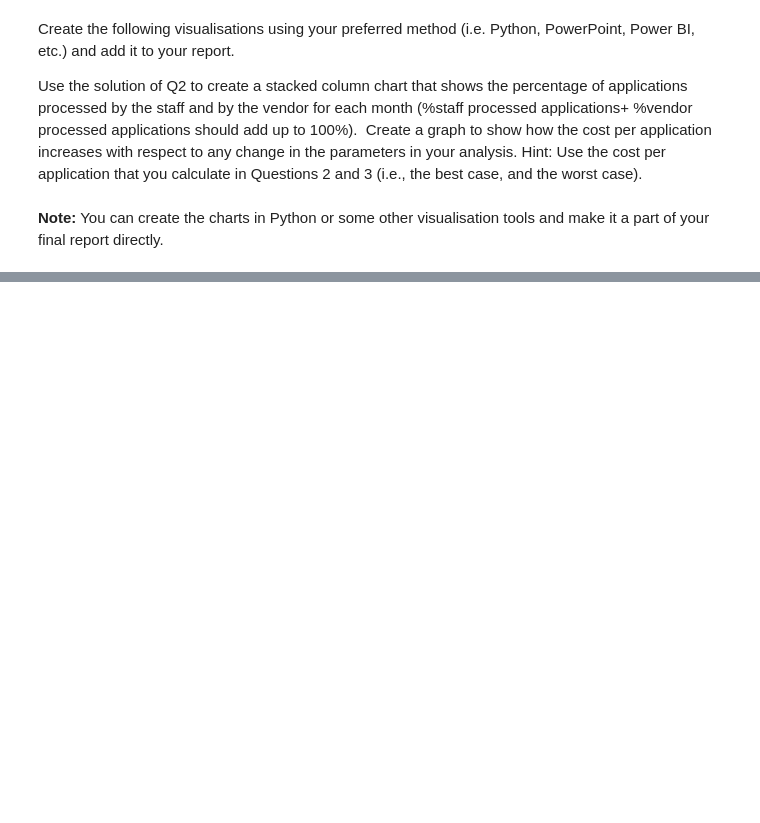
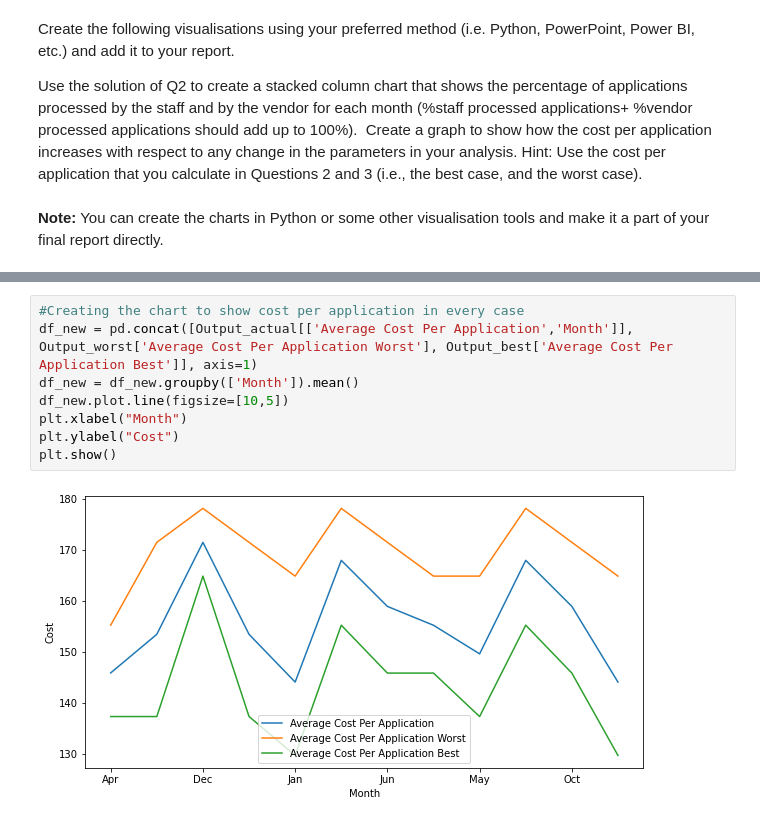
Before and after one commit to VaibhavBhargava2506/Staff-Planning-Case-Study, a Jupyter notebook: Staff Planning Case Study.ipynb, the cells around one changed output, grey strips where cells are left out. Saved outputs shown, nothing was run; the diff lists cells and outputs as text; blank space fills up the shorter version.

```diff
--- a/Staff Planning Case Study.ipynb
+++ b/Staff Planning Case Study.ipynb
@@ -866,0 +888,10 @@ Hint: Use the cost per application that you calculate in Questions 2 and 3 (i.e.
+# %%
+#Creating the chart to show cost per application in every case
+df_new = pd.concat([Output_actual[['Average Cost Per Application','Month']], Output_worst['Average Cost Per Application Worst'], Output_best['Average Cost Per Application Best']], axis=1)
+df_new = df_new.groupby(['Month']).mean()
+df_new.plot.line(figsize=[10,5])
+plt.xlabel("Month")
+plt.ylabel("Cost")
+plt.show()
+# %% [output]
+[figure, added]
```
Also changed, not shown: parts of 3 cells of this notebook, 3 other files.
